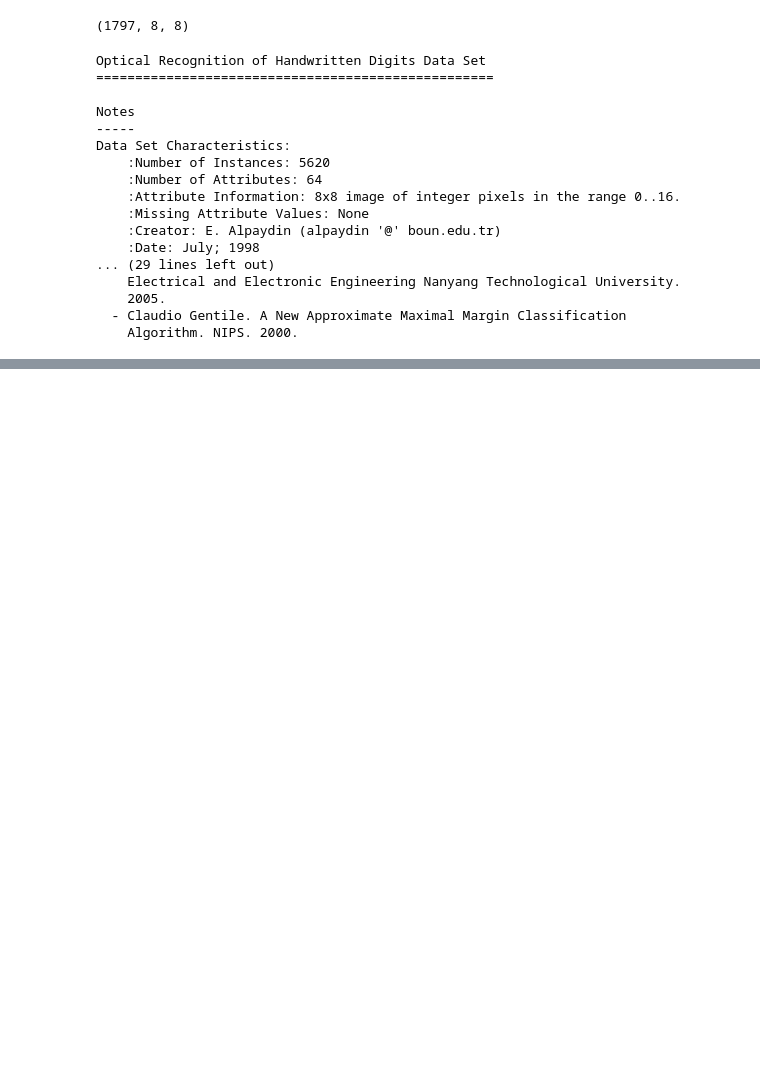
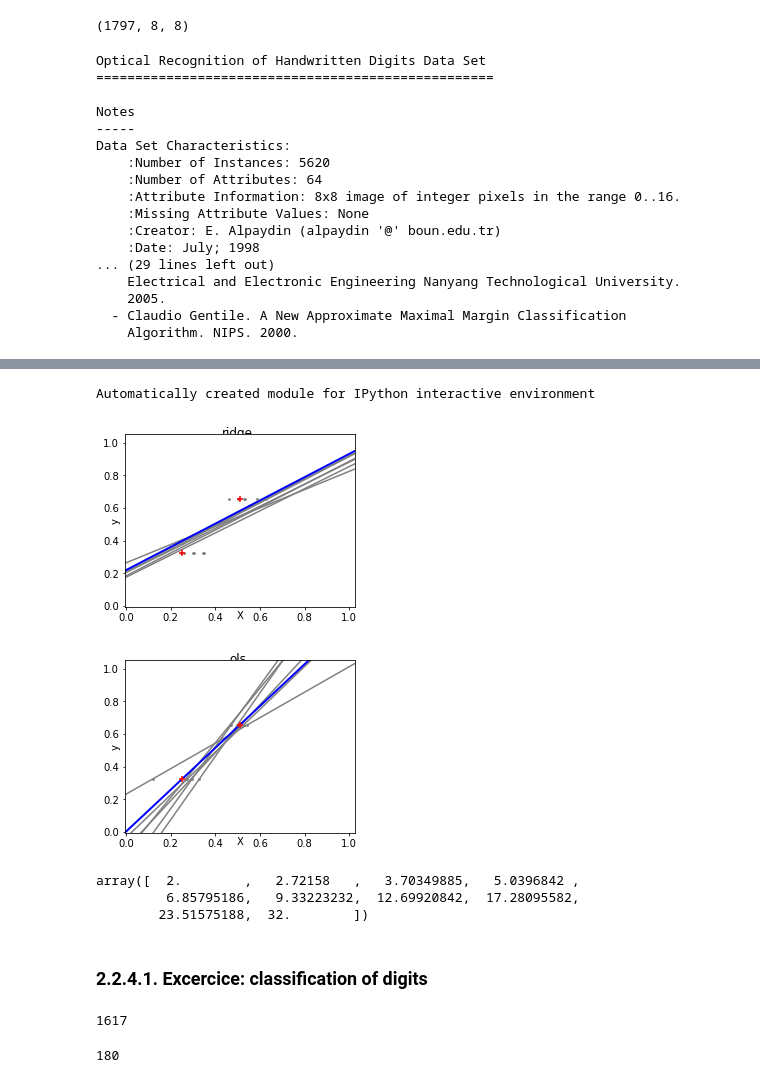
Before and after one commit to tipishev/sportamore_ml, a Jupyter notebook: tim/scikit_tutorial.ipynb, the cells around one changed output, grey strips where cells are left out. Saved outputs shown, nothing was run; the diff lists cells and outputs as text; code cells hidden in the pictures; blank space fills up the shorter version.

```diff
--- a/tim/scikit_tutorial.ipynb
+++ b/tim/scikit_tutorial.ipynb
@@ -72,0 +193,62 @@ pl.imshow(digits.images[12], cmap=pl.cm.gray_r)
+# %%
+print(__doc__)
+
+
+# Code source: Gaël Varoquaux
+# Modified for documentation by Jaques Grobler
+# License: BSD 3 clause
+
+
+import numpy as np
+import matplotlib.pyplot as plt
+
+from sklearn import linear_model
+
+X_train = np.c_[.5, 1].T
+y_train = [.5, 1]
+X_test = np.c_[0, 2].T
+
+np.random.seed(0)
+
+classifiers = dict(ols=linear_model.LinearRegression(),
+                   ridge=linear_model.Ridge(alpha=.1))
+
+fignum = 1
+for name, clf in classifiers.items():
+    fig = plt.figure(fignum, figsize=(4, 3))
+    plt.clf()
+    plt.title(name)
+    ax = plt.axes([.12, .12, .8, .8])
+
+    for _ in range(6):
+        this_X = .1 * np.random.normal(size=(2, 1)) + X_train
+        clf.fit(this_X, y_train)
+
+        ax.plot(X_test, clf.predict(X_test), color='.5')
+        ax.scatter(this_X, y_train, s=3, c='.5', marker='o', zorder=10)
+
+    clf.fit(X_train, y_train)
+    ax.plot(X_test, clf.predict(X_test), linewidth=2, color='blue')
+    ax.scatter(X_train, y_train, s=30, c='r', marker='+', zorder=10)
+
+    ax.set_xticks(())
+    ax.set_yticks(())
+    ax.set_ylim((0, 1.6))
+    ax.set_xlabel('X')
+    ax.set_ylabel('y')
+    ax.set_xlim(0, 2)
+    fignum += 1
+
+plt.show()
+# %% [output]
+Automatically created module for IPython interactive environment
+[figure, added]
+[figure, added]
+# %%
+np.logspace(1, 5, 10, base=2)
+# %% [output]
+array([  2.        ,   2.72158   ,   3.70349885,   5.0396842 ,
+         6.85795186,   9.33223232,  12.69920842,  17.28095582,
+        23.51575188,  32.        ])
+# %% [markdown]
+### 2.2.4.1. Excercice: classification of digits
@@ -72,0 +261,14 @@ pl.imshow(digits.images[12], cmap=pl.cm.gray_r)
+# %%
+train_X = X_digits[:-180]
+train_y = y_digits[:-180]
+
+len(train_y)
+# %% [output]
+1617
+# %%
+test_X = X_digits[-180:]
+test_y = y_digits[-180:]
+
+len(test_y)
+# %% [output]
+180
```
Also changed, not shown: parts of 26 cells of this notebook.
